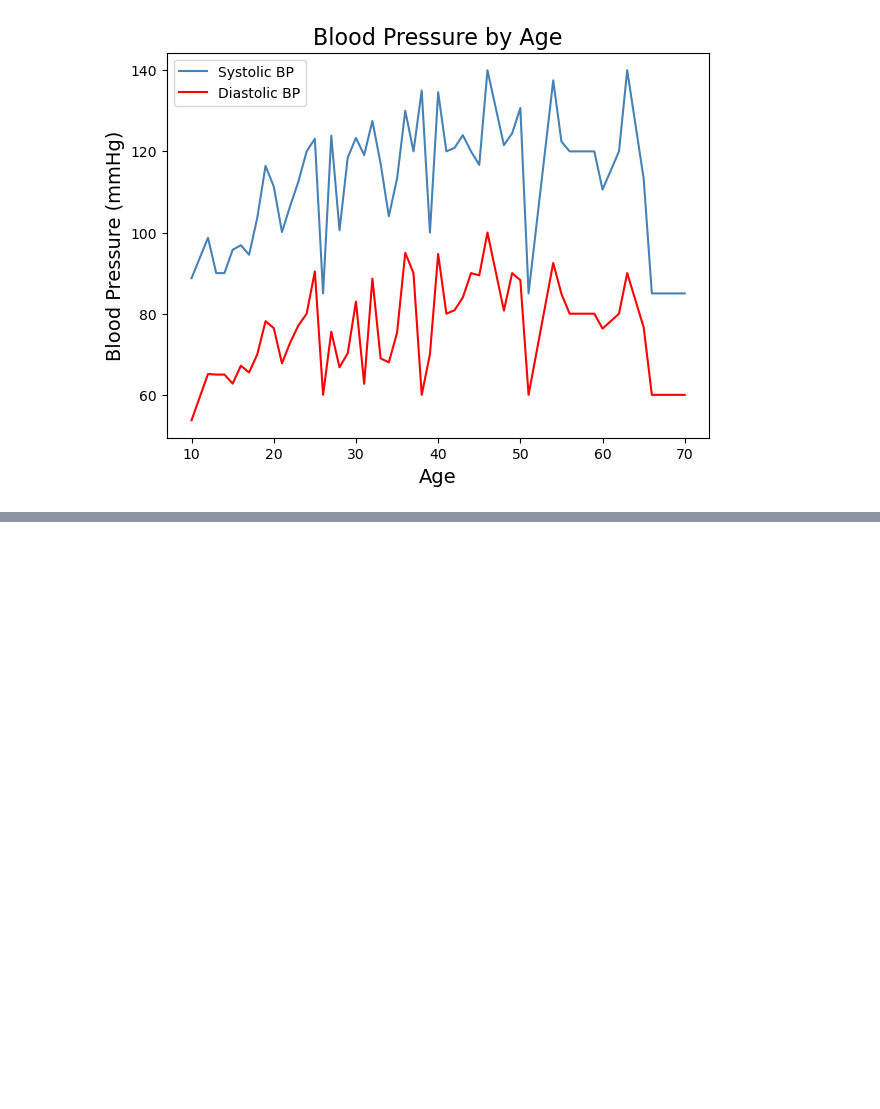
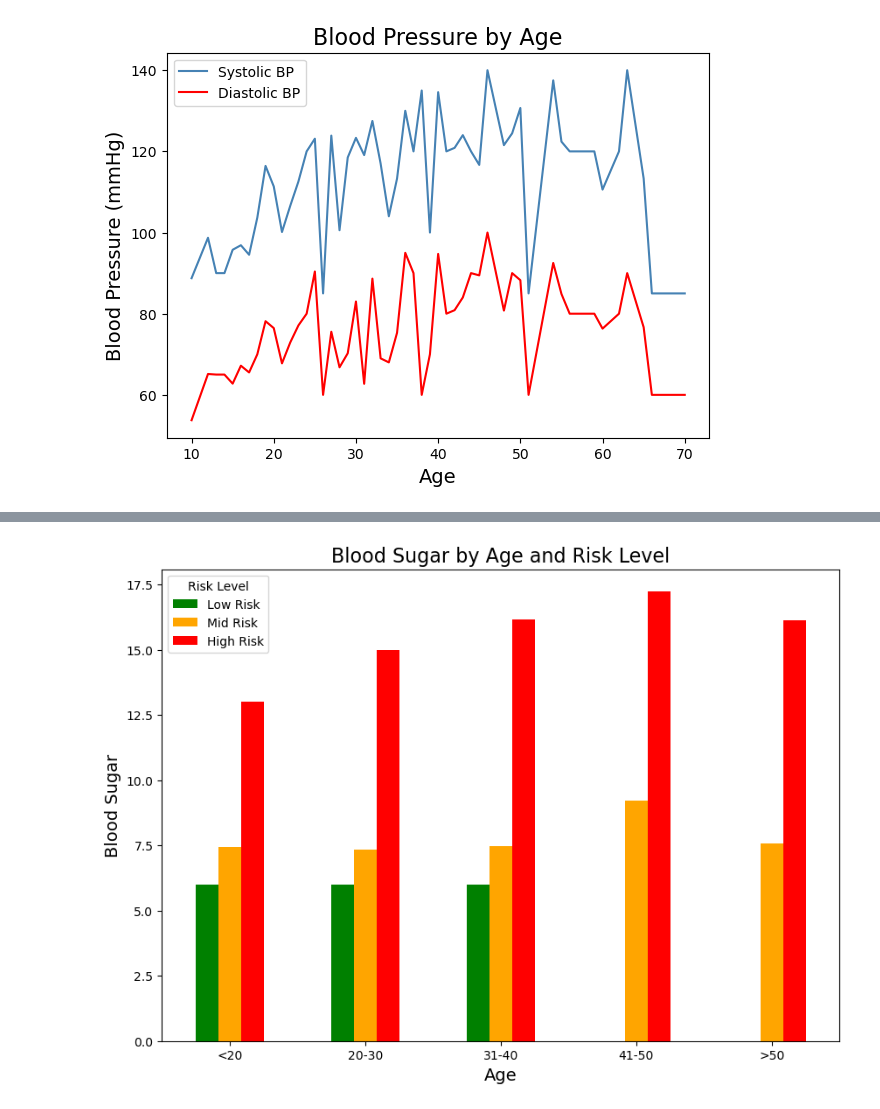
Before and after one commit to larissarmourap/Project1group3, a Jupyter notebook: Project-One.ipynb, the cells around one changed output, grey strips where cells are left out. Cells and saved outputs as stored; diff of their text form; code cells hidden in the pictures; blank space fills up the shorter version.

```diff
--- a/Project-One.ipynb
+++ b/Project-One.ipynb
@@ -168,0 +212,3 @@ plt.show()
+# %%
+maternal_bs = maternal_renamed[['Woman ID', 'Age', "Blood Sugar",]].copy()
+maternal_bs.head()
@@ -168,0 +222,12 @@ plt.show()
+# %%
+# Defining Bins for Blood Sugar
+bs_bins = [0, 6, 12, max(maternal_bs['Blood Sugar'])+1]
+bs_labels = ["Low Risk", "Mid Risk", "High Risk"]
+
+# Create a copy of DF above to include Blood Sugar
+bs_categorized = maternal_bs.copy()
+
+# Use `pd.cut` to categorize Blood Sugar
+bs_categorized['Risk Level by Blood Sugar'] = pd.cut(bs_categorized['Blood Sugar'], bins=bs_bins, labels=bs_labels, include_lowest=True)
+
+bs_categorized.head()
@@ -168,0 +241,8 @@ plt.show()
+# %%
+# Defining Bins for Age
+age_bins = [0, 20, 30, 40, 50, max(bs_categorized['Age'])+1]
+age_labels = ['<20', '20-30', '31-40', '41-50', '>50']
+
+bs_categorized['Age Group'] = pd.cut(bs_categorized['Age'], bins=age_bins, labels=age_labels, right=False)
+
+bs_categorized.head()
@@ -168,0 +256,20 @@ plt.show()
+# %%
+# Generate a bar graph for Blood Sugar
+bloodsugar = bs_categorized.groupby(['Age Group', 'Risk Level by Blood Sugar'])['Blood Sugar'].mean().reset_index()
+
+# Pivotting data to include each column
+pivot_bs = bloodsugar.pivot(index='Age Group', columns='Risk Level by Blood Sugar', values='Blood Sugar')
+
+# Plotting data
+pivot_bs.plot(kind='bar', figsize=(10, 7), color= ["g", "orange", "red"])
+plt.xlabel('Age', fontsize=14)
+plt.ylabel('Blood Sugar', fontsize=14)
+plt.title('Blood Sugar by Age and Risk Level', fontsize=16)
+plt.legend(title='Risk Level')
+plt.xticks(rotation=360)
+
+# Print
+plt.savefig("C:/Users/lnata/Github/Project1group3/Output-Data\Fig3.png")
+plt.show()
+# %% [output]
+[figure, added]
```
Also changed, not shown: parts of 18 cells of this notebook, 4 other files.
